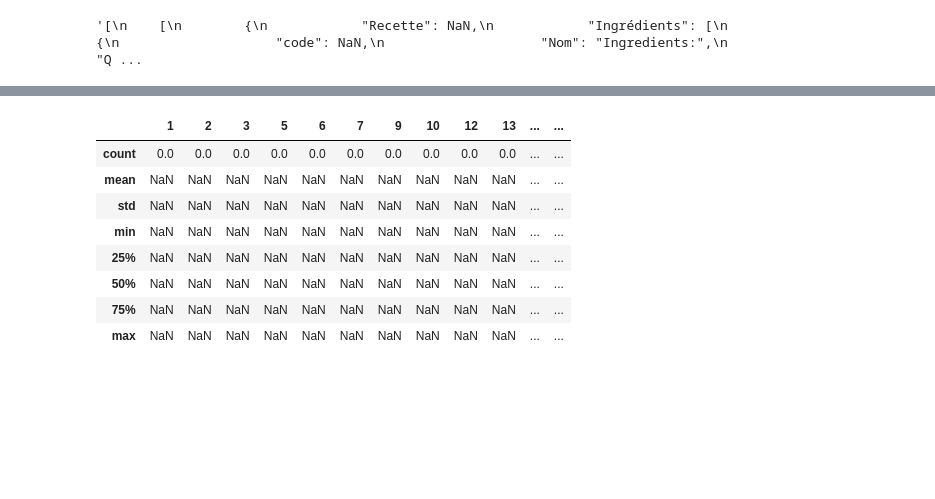
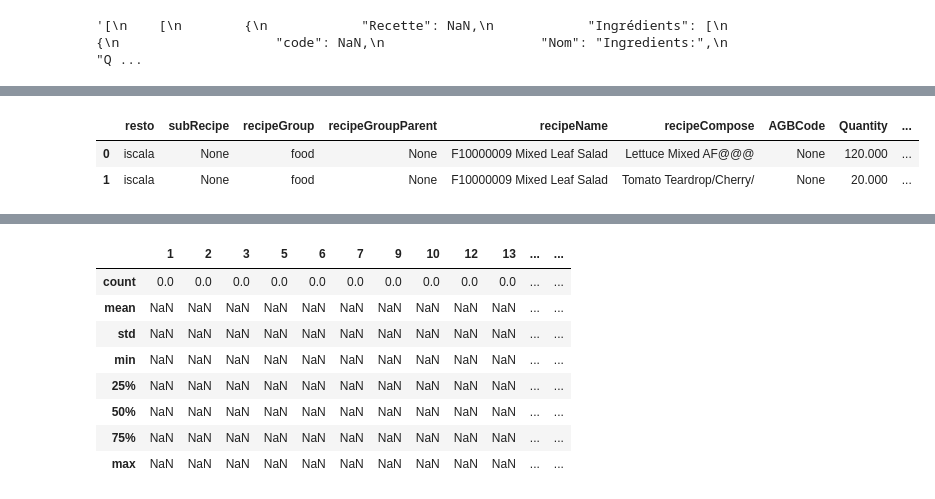
Before and after one commit to DelaunayAntoine/Project-WiseFins, a Jupyter notebook: notebook_test.ipynb, the cells around one changed output, grey strips where cells are left out. Cells and saved outputs as stored; diff of their text form; code cells hidden in the pictures; blank space fills up the shorter version.

```diff
--- a/notebook_test.ipynb
+++ b/notebook_test.ipynb
@@ -118,3 +132,82 @@ pretty_combined_json = json.dumps(combined_json, indent=4, ensure_ascii=False)
 pretty_combined_json
 # %% [output]
 '[\n    [\n        {\n            "Recette": NaN,\n            "Ingrédients": [\n                {\n                    "code": NaN,\n                    "Nom": "Ingredients:",\n                    "Q ...
+# %%
+import pandas as pd
+
+# Provided JSON data
+json_data = {
+    "name": "F10000009   Mixed Leaf Salad",
+    "total": {
+        "Sell price": "64.36",
+        "Sell": "290.00",
+        "Cost": "1900-01-22 02:24:00",
+        "Cost%": "%"
+    },
+    "ingredients": [
+        {
+            "code": "102.455",
+            "name": "Lettuce Mixed AF@@@",
+            "L": 1.0,
+            "S": 0.0,
+            "Qty": "120.000",
+            "Unit": "GRAM",
+            "Sell_price": "455.50",
+            "Cost%": "54.66"
+        },
+        {
+            "code": "150.736",
+            "name": "Tomato Teardrop/Cherry/",
+            "L": 1.0,
+            "S": 0.0,
+            "Qty": "20.000",
+            "Unit": "GRAM",
+            "Sell_price": "52.00",
+            "Cost%": "1.04"
+        },
+        # ... other ingredients ...
+    ]
+}
+
+# Initialize an empty list to store the DataFrame rows
+rows = []
+
+# Loop through each ingredient and create a row for each
+for ingredient in json_data['ingredients']:
+    # Calculate the cost by dividing the sell price by the cost percentage
+    # and converting the result to a float
+    sell_price = float(ingredient['Sell_price'])
+    cost_percentage = float(ingredient['Cost%']) / 100
+    cost = sell_price * cost_percentage
+
+    # Create a dictionary for the row
+    row = {
+        'resto': 'iscala',
+        'subRecipe': None,
+        'recipeGroup': 'food' if json_data['name'][0] == 'F' else 'beverage',
+        'recipeGroupParent': None,
+        'recipeName': json_data['name'],
+        'recipeCompose': ingredient['name'],
+        'AGBCode': None,
+        'Quantity': ingredient['Qty'],
+        'cost': cost,
+        'InventoryCode': ingredient['code'],
+        'unit': ingredient['Unit'],
+        'quantityAfter': None,
+        'portion': 1,
+        'statut': None,
+        'photo': None,
+        'selling': sell_price,
+        'category': None,
+        'subcategory': None
+    }
+
+    # Append the row dictionary to the rows list
+    rows.append(row)
+
+# Convert the list of rows to a DataFrame
+df = pd.DataFrame(rows)
+
+# Display the DataFrame
+df.head()
+# %% [output]
@@ -120,0 +216,3 @@ pretty_combined_json
+|  | resto | subRecipe | recipeGroup | recipeGroupParent | recipeName | recipeCompose | AGBCode | Quantity | ... |
+| 0 | iscala | None | food | None | F10000009 Mixed Leaf Salad | Lettuce Mixed AF@@@ | None | 120.000 | ... |
+| 1 | iscala | None | food | None | F10000009 Mixed Leaf Salad | Tomato Teardrop/Cherry/ | None | 20.000 | ... |
```
Also changed, not shown: parts of 3 cells of this notebook, 3 other files.
